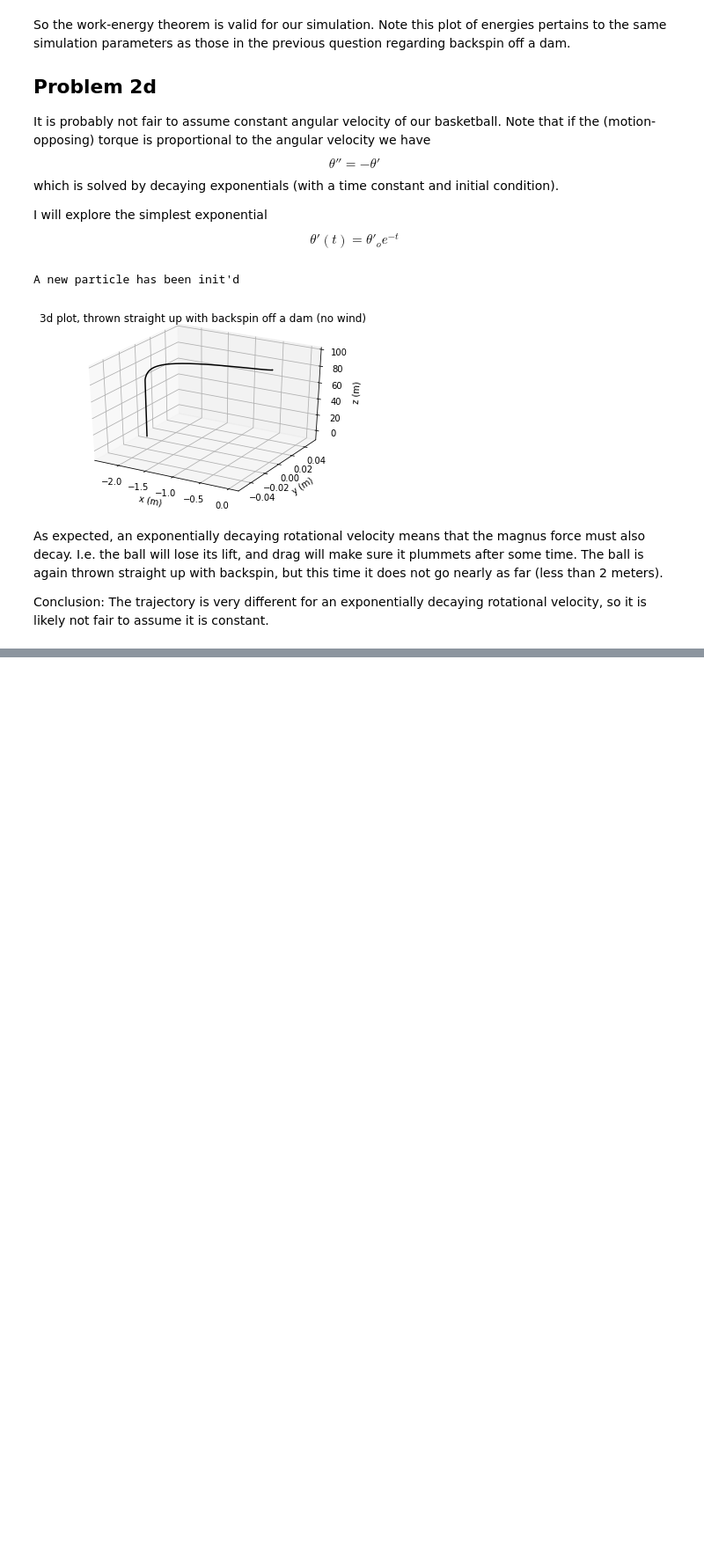
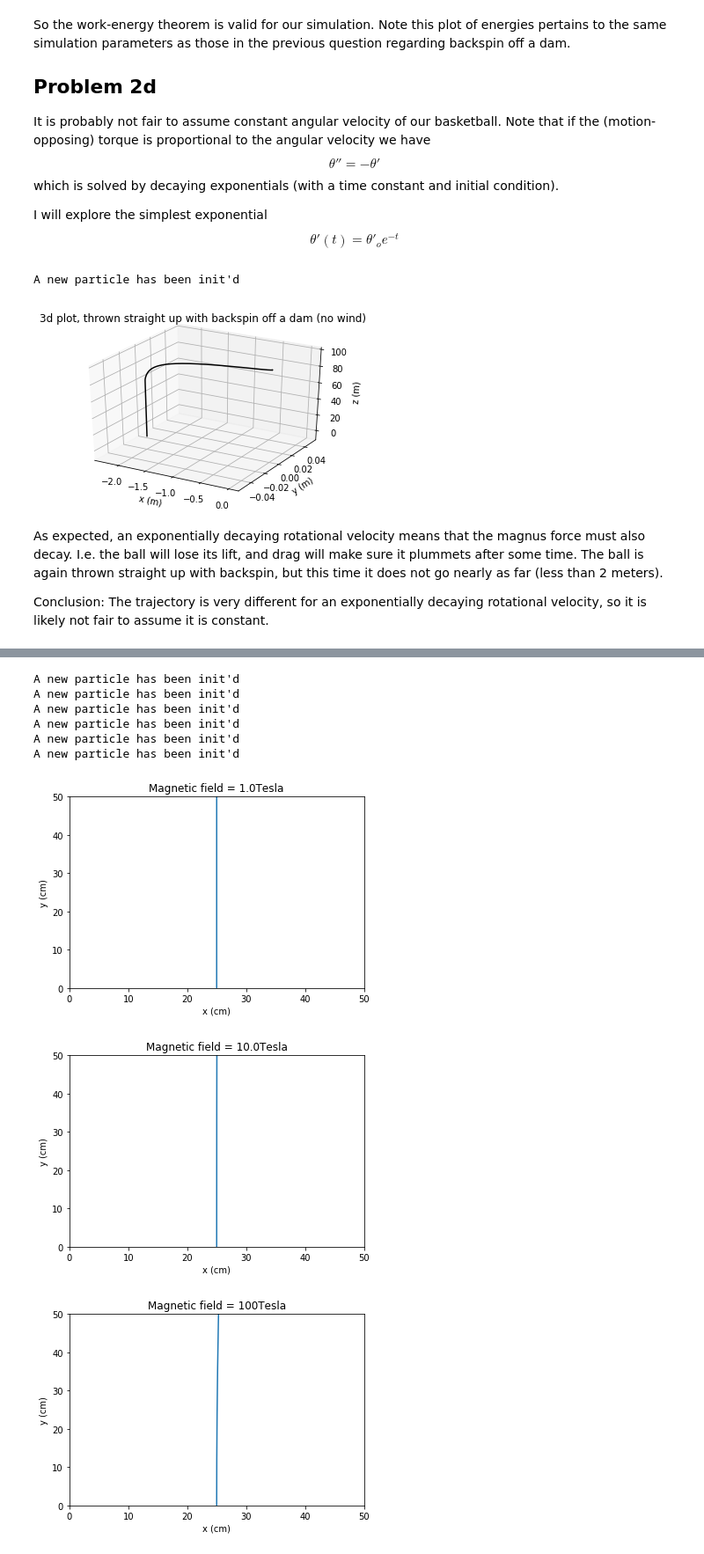
Before and after one commit to aton-physics/Lectures, a Jupyter notebook: Assignments/Assign2.ipynb, the cells around one changed output, grey strips where cells are left out. Shown at 88% size. Cells and saved outputs as stored; diff of their text form; code cells hidden in the pictures; blank space fills up the shorter version.

```diff
--- a/Assignments/Assign2.ipynb
+++ b/Assignments/Assign2.ipynb
@@ -177,0 +180,22 @@ For the given mass to charge ratios, we will conduct a simulation as such and re
+# %%
+masstocharge = [10, 50, 100, 1000]
+b = [0.01, 0.1, 1, 10, 100, 1000]
+for ii in range(len(b)):
+    charge = Particle3D(25, 0.0, 0, 400, 0, 0, 10.0, 0.01, "Magnetic field = " + str(b[ii]*100) + "Tesla")
+    charge.set_masstocharge(masstocharge[0])
+    charge.set_b(-b[ii]) #if x goes east and y goes north, then z goes into you. I want z into the page, so I negate it.
+    charge.RK4_trajectory()
+    charge.plot2d()
+
+#def __init__(self, x0=0.0, v_x0=0.0,  y0=0.0, v_y0 = 0.0, z0 = 100.0, v_z0 = 0.0, tf = 10.0,
+#dt = 0.01, tag = "tag", omegax = 0.0, omegay = 0.0, omegaz = 0.0):
+# %% [output]
+A new particle has been init'd
+A new particle has been init'd
+A new particle has been init'd
+A new particle has been init'd
+A new particle has been init'd
+A new particle has been init'd
+[figure, added]
+[figure, added]
+[figure, added]
```
Also changed, not shown: parts of 3 cells of this notebook, 1 other file.
